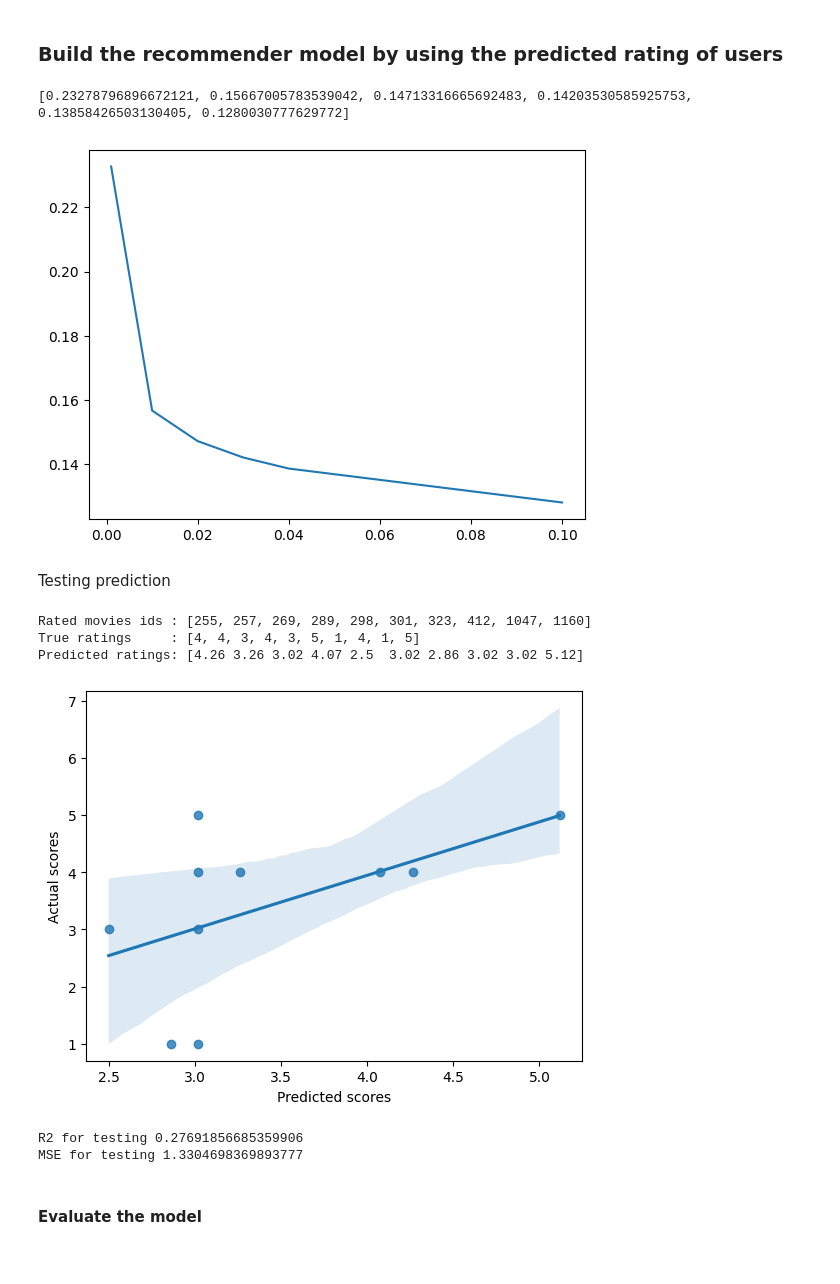
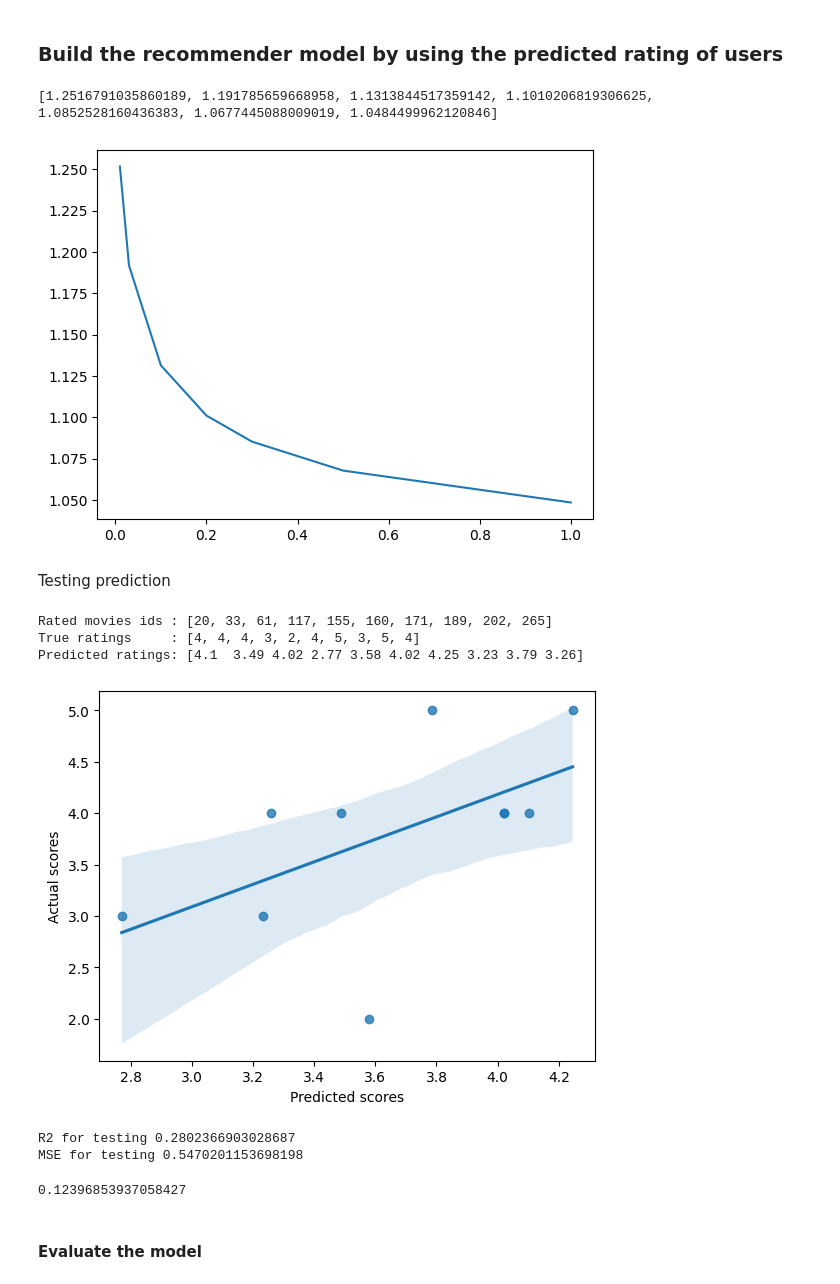
Before and after one commit to Narius2030/Recommendation-System, a Jupyter notebook: recommendsys-rating.ipynb, the cells around one changed output. Saved outputs shown, nothing was run; the diff lists cells and outputs as text; code cells hidden in the pictures.

Commit message:
feat: calculate the r2-score for content-based with ratings

```diff
--- a/recommendsys-rating.ipynb
+++ b/recommendsys-rating.ipynb
@@ -172,7 +168,7 @@ import seaborn as sns
 import matplotlib.pyplot as plt
 # %%
 class ContentBasedWithRating():
-    def __init__(self, tfidf:TfidfTransformer) -> None:
+    def __init__(self, tfidf:TfidfTransformer, n_users) -> None:
         self.d = tfidf.shape[1]
         self.W = np.zeros((self.d, n_users))
         self.b = np.zeros((1, n_users))
@@ -218,16 +214,35 @@ class ContentBasedWithRating():
 
         return movie_ids.to_list(), Yhat[movie_ids-1, user_id-1]
 
-    def AVG_MSE(self, rates:iter) -> float:
-        mse_sum = 0.0
+    def RMSE(self, rates:iter) -> float:
+        se, cnt = 0.0, 0
         for n in range(1, n_users+1):
             ids, scores_truth = self.get_items_rated_by_user(rates, n)
             scores_pred = self.Yhat[ids-1, n-1]
-            mse = mean_squared_error(y_pred=scores_pred, y_true=scores_truth)
-            mse_sum += mse
+            # Calculate sigma of the squared differences
+            e = scores_truth - scores_pred
+            se += (e*e).sum(axis = 0)
+            cnt += e.size
 
-        return float(mse_sum)/len(rates)
+        return np.sqrt(se/cnt)
 
-def recommend(items, user_id, Yhat):
+    def r2_score(self, rates:iter, n_users:int) -> float:
+        users, ids, reals, preds = [], [], [], []
+        for n in range(1, n_users+1):
+            movie_ids, scores_truth = self.get_items_rated_by_user(rates, n)
+            scores_pred = self.Yhat[movie_ids-1, n-1]
+            # Aggerate the performance info
+            try:
+                ids += movie_ids.to_list()
+                users += [n for i in range(len(movie_ids.to_list()))]
+                reals += scores_truth.to_list()
+                preds += scores_pred.tolist()
+            except Exception as ex:
+                pass
+
+        r2 = r2_score(reals, preds)
+        return r2
+
+def recommend(items, user_id, Yhat) -> tuple:
     return items['movie id'], Yhat[items['movie id']-1, user_id-1]
 # %%
@@ -241,32 +255,37 @@ def search_lr(model, data, users, parameters):
     print(mse)
     sns.lineplot(x=parameters, y=mse)
 # %%
-recommender = ContentBasedWithRating(tfidf=tfidf_temp)
+recommender = ContentBasedWithRating(tfidf=tfidf_temp, n_users=n_users)
 # %%
-parameters = [0.001, 0.01, 0.02, 0.03, 0.04, 0.1]
+parameters = [0.01, 0.03, 0.1, 0.2, 0.3, 0.5, 1]
 
-search_lr(recommender, rate_train, n_users, parameters)
+search_lr(recommender, rate_train, rate_test, n_users, parameters)
 # %% [output]
-[0.23278796896672121, 0.15667005783539042, 0.14713316665692483, 0.14203530585925753, 0.13858426503130405, 0.1280030777629772]
+[1.2516791035860189, 1.191785659668958, 1.1313844517359142, 1.1010206819306625, 1.0852528160436383, 1.0677445088009019, 1.0484499962120846]
-[figure, old version]
+[figure, new version]
 # %%
-recommender.fit_transform(rate_train, n_users, learning_rate=0.1)
+recommender.fit_transform(rate_train, n_users, learning_rate=1)
 # %% [markdown]
 Testing prediction
 # %%
-_, y_pred_test = recommender.predict(78, rate_test, recommender.Yhat)
-_, y_true_test = recommender.get_items_rated_by_user(rate_test, 78)
+_, y_pred_test = recommender.predict(1, rate_test, recommender.Yhat)
+_, y_true_test = recommender.get_items_rated_by_user(rate_test, 1)
 # %% [output]
-Rated movies ids : [255, 257, 269, 289, 298, 301, 323, 412, 1047, 1160]
-True ratings     : [4, 4, 3, 4, 3, 5, 1, 4, 1, 5]
-Predicted ratings: [4.26 3.26 3.02 4.07 2.5  3.02 2.86 3.02 3.02 5.12]
+Rated movies ids : [20, 33, 61, 117, 155, 160, 171, 189, 202, 265]
+True ratings     : [4, 4, 4, 3, 2, 4, 5, 3, 5, 4]
+Predicted ratings: [4.1  3.49 4.02 2.77 3.58 4.02 4.25 3.23 3.79 3.26]
-[figure, old version]
+[figure, new version]
 # %%
 print('R2 for testing', r2_score(y_pred=y_pred_test, y_true=y_true_test))
 print('MSE for testing', mean_squared_error(y_pred=y_pred_test, y_true=y_true_test))
 # %% [output]
-R2 for testing 0.27691856685359906
-MSE for testing 1.3304698369893777
+R2 for testing 0.2802366903028687
+MSE for testing 0.5470201153698198
+# %%
+temp = recommender.r2_score(rate_test, n_users)
+temp
+# %% [output]
+0.12396853937058427
 # %% [markdown]
 #### Evaluate the model
 # %%
```
Also changed, not shown: parts of 6 cells of this notebook, 1 other file.
